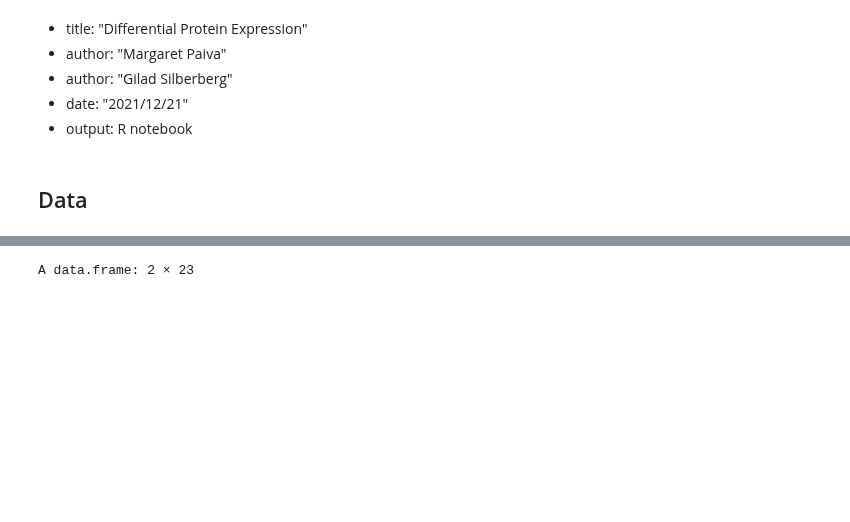
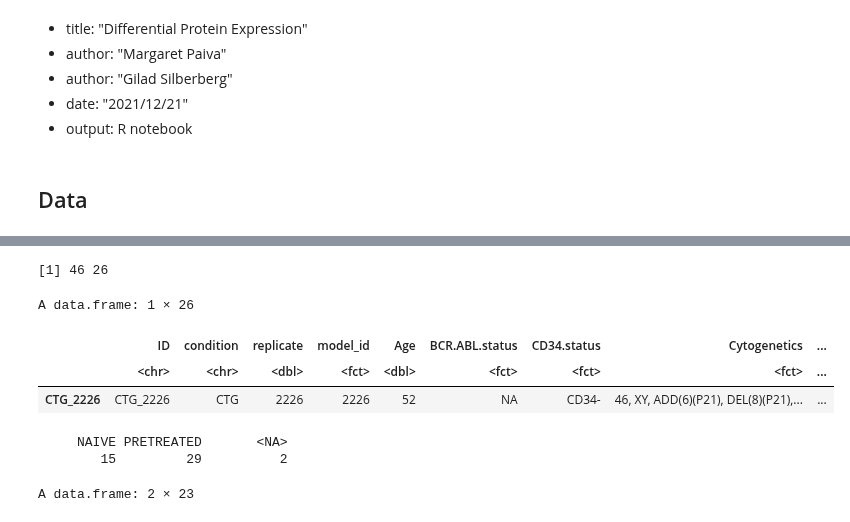
Before and after one commit to liorbey/lumin-workstation-materials, a Jupyter notebook: differential_protein_expression_R.ipynb, the cells around one changed output, grey strips where cells are left out. Cells and saved outputs as stored; diff of their text form; code cells hidden in the pictures; blank space fills up the shorter version.

```diff
--- a/differential_protein_expression_R.ipynb
+++ b/differential_protein_expression_R.ipynb
@@ -71,3 +73,19 @@ unique(colData(obj)$Treatment.history)
+# %%
+# col info
+dim(colData(obj))
+head(as.data.frame(colData(obj)), 1)
+# %% [output]
+[1] 46 26
+A data.frame: 1 × 26
+|  | ID | condition | replicate | model_id | Age | BCR.ABL.status | CD34.status | Cytogenetics | ... |
+|  | <chr> | <chr> | <dbl> | <fct> | <dbl> | <fct> | <fct> | <fct> | ... |
+| CTG_2226 | CTG_2226 | CTG | 2226 | 2226 | 52 | NA | CD34- | 46, XY, ADD(6)(P21), DEL(8)(P21),... | ... |
+# %%
+# summary of pretreated vs. naive
+table(colData(obj)$Treatment.history, useNA = "always")
+# %% [output]
+     NAIVE PRETREATED       <NA>
+        15         29          2
 # %%
 data <- UbiLength
 # We filter for contaminant proteins and decoy database hits,
```
Also changed, not shown: parts of 15 cells of this notebook.
